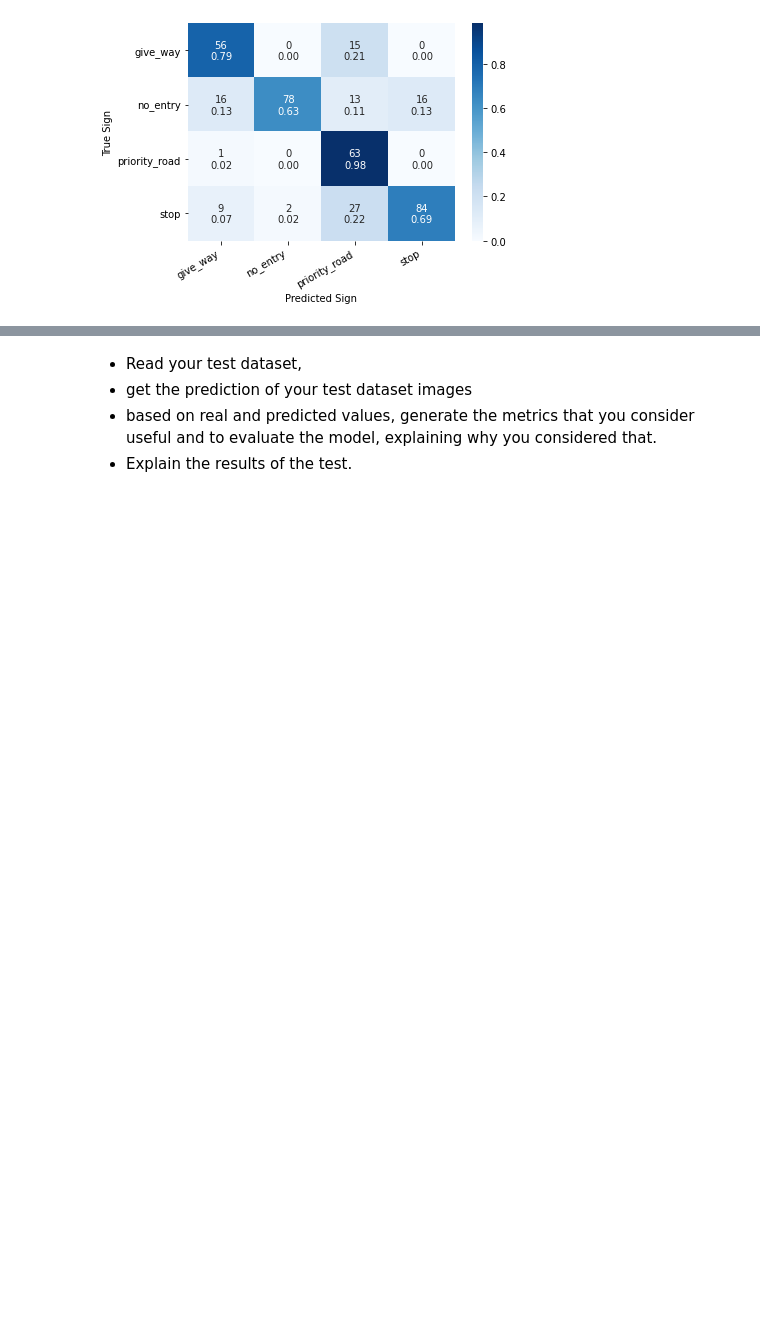
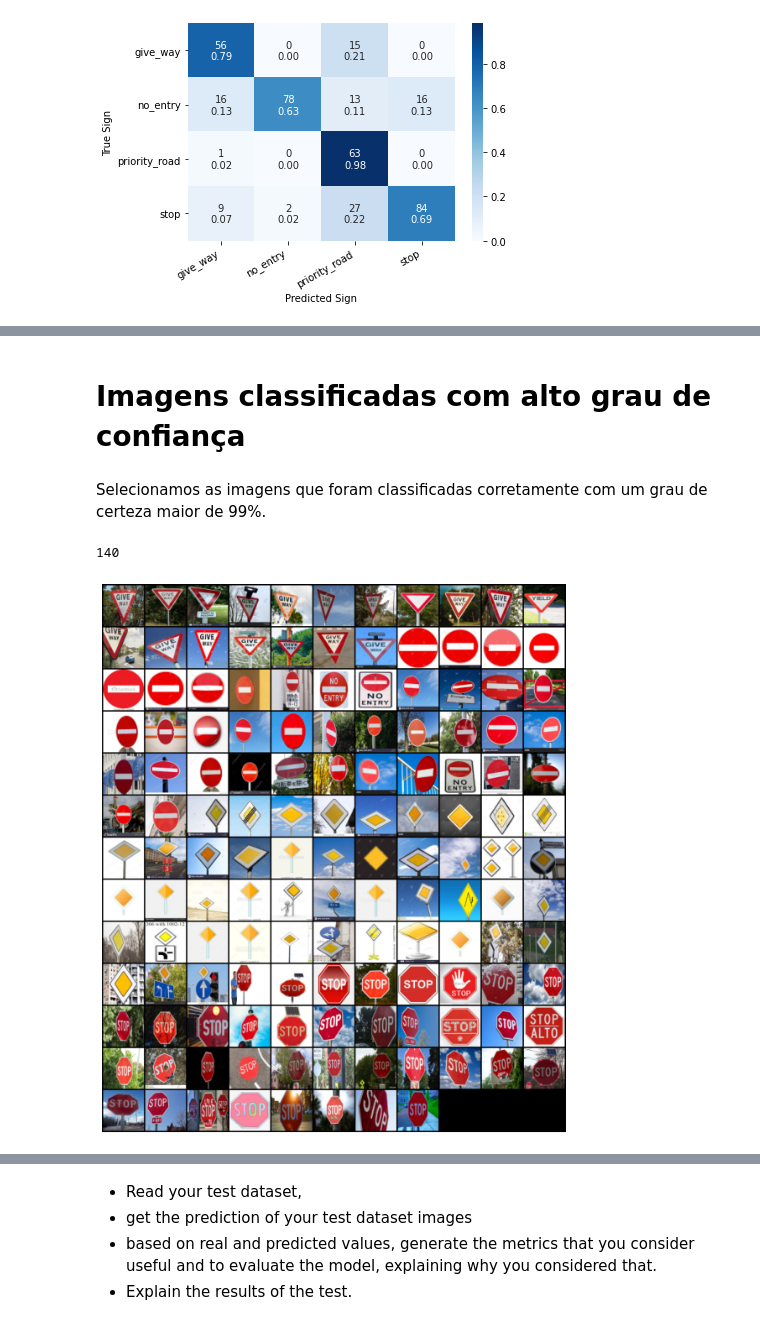
Before and after one commit to cjss2211/End-to-end-ML, a Jupyter notebook: Traffic_signs/Notebooks/Test.ipynb, the cells around one changed output, grey strips where cells are left out. Drawn from its saved outputs; the diff is of its cells as text; code cells hidden in the pictures; blank space fills up the shorter version.

```diff
--- a/Traffic_signs/Notebooks/Test.ipynb
+++ b/Traffic_signs/Notebooks/Test.ipynb
@@ -214,0 +282,22 @@ show_confusion_matrix(cm, class_names)
+# %% [markdown]
+# Imagens classificadas com alto grau de confiança
+# %% [markdown]
+Selecionamos as imagens que foram classificadas corretamente com um grau de certeza maior de 99%.
+# %%
+# Some error analysis
+images_pred_top = []
+for x,y in zip(test_files,labels):
+    pred= predict_proba(model,x)
+    y_hat = np.argmax(pred)
+    if np.abs(y - y_hat ) == 0:
+        prob=np.max(pred)
+        if prob > 0.99:
+            images_pred_top.append(x)
+# %%
+len(images_pred_top)
+# %% [output]
+140
+# %%
+show_sign_grid(images_pred_top)
+# %% [output]
+[figure, added]
```
Also changed, not shown: parts of 46 cells of this notebook, 2 other files.
